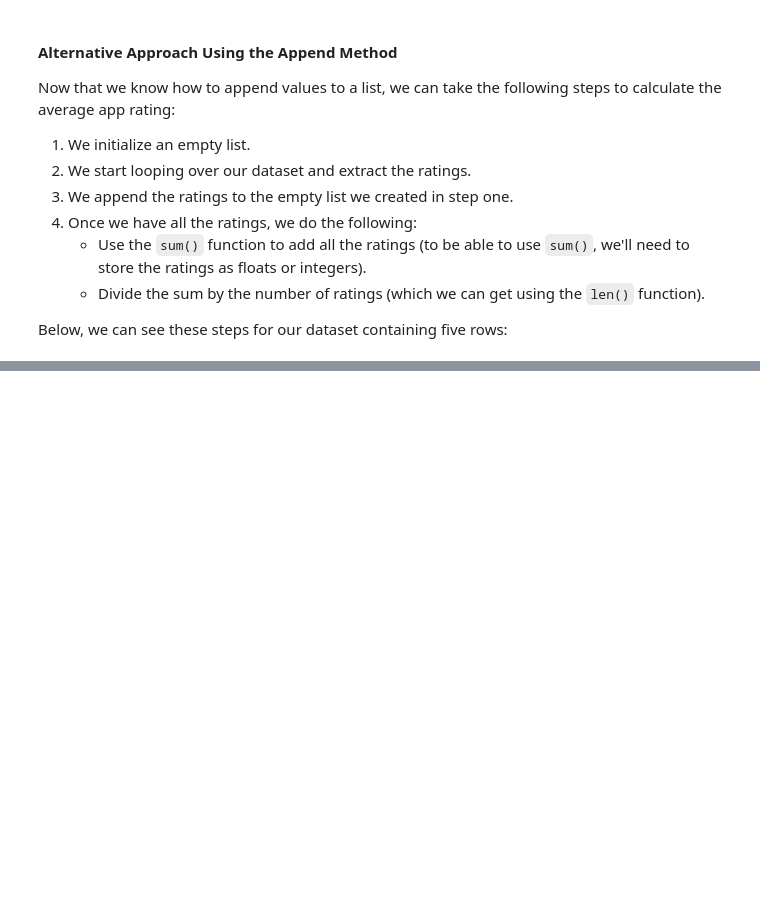
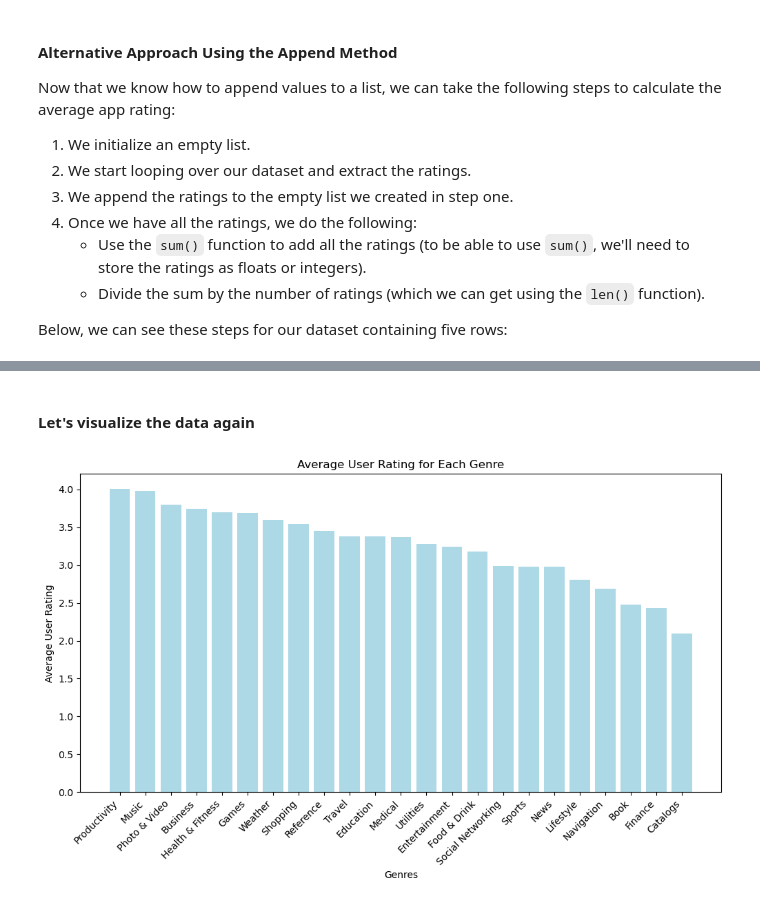
Before and after one commit to evisp/holbertonschool-machine_learning, a Jupyter notebook: python_crash_course/Python Crash Course.ipynb, the cells around one changed output, grey strips where cells are left out. Drawn from its saved outputs; the diff is of its cells as text; code cells hidden in the pictures; blank space fills up the shorter version.

```diff
--- a/python_crash_course/Python Crash Course.ipynb
+++ b/python_crash_course/Python Crash Course.ipynb
@@ -520,0 +987,25 @@ Average rating of free apps: 3.53
+# %%
+import csv
+
+with open('../data/AppleStore.csv', mode='r', encoding='utf-8') as file:
+    reader = csv.DictReader(file)
+
+    # Dictionary to store genre-wise user ratings
+    genre_ratings = {}
+    genre_counts = {}
+
+    for row in reader:
+        genre = row['prime_genre']
+        rating = float(row['user_rating'])
+
+        if genre in genre_ratings:
+            genre_ratings[genre] += rating
+            genre_counts[genre] += 1
+        else:
+            genre_ratings[genre] = rating
+            genre_counts[genre] = 1
+
+# Calculating and displaying average ratings for each genre
+for genre, total_rating in genre_ratings.items():
+    average_rating = total_rating / genre_counts[genre]
+    print(f"{genre}: Average Rating - {average_rating:.2f}")
@@ -520,0 +1030,22 @@ Average rating of free apps: 3.53
+# %% [markdown]
+#### Let's visualize the data again
+# %%
+# Calculating average ratings for each genre
+average_ratings = {}
+
+for genre in genre_ratings:
+    average_ratings[genre] = genre_ratings[genre] / genre_counts[genre]
+
+# Sorting genres based on average ratings
+sorted_genres = sorted(average_ratings.keys(), key=lambda x: average_ratings[x], reverse=True)
+
+# Plotting the bar chart
+plt.figure(figsize=(12, 6))
+plt.bar(sorted_genres, [average_ratings[genre] for genre in sorted_genres], color='lightblue')
+plt.xlabel('Genres')
+plt.ylabel('Average User Rating')
+plt.title('Average User Rating for Each Genre')
+plt.xticks(rotation=45, ha='right')
+plt.show()
+# %% [output]
+[figure, added]
```
Also changed, not shown: parts of 41 cells of this notebook, 1 other file.
